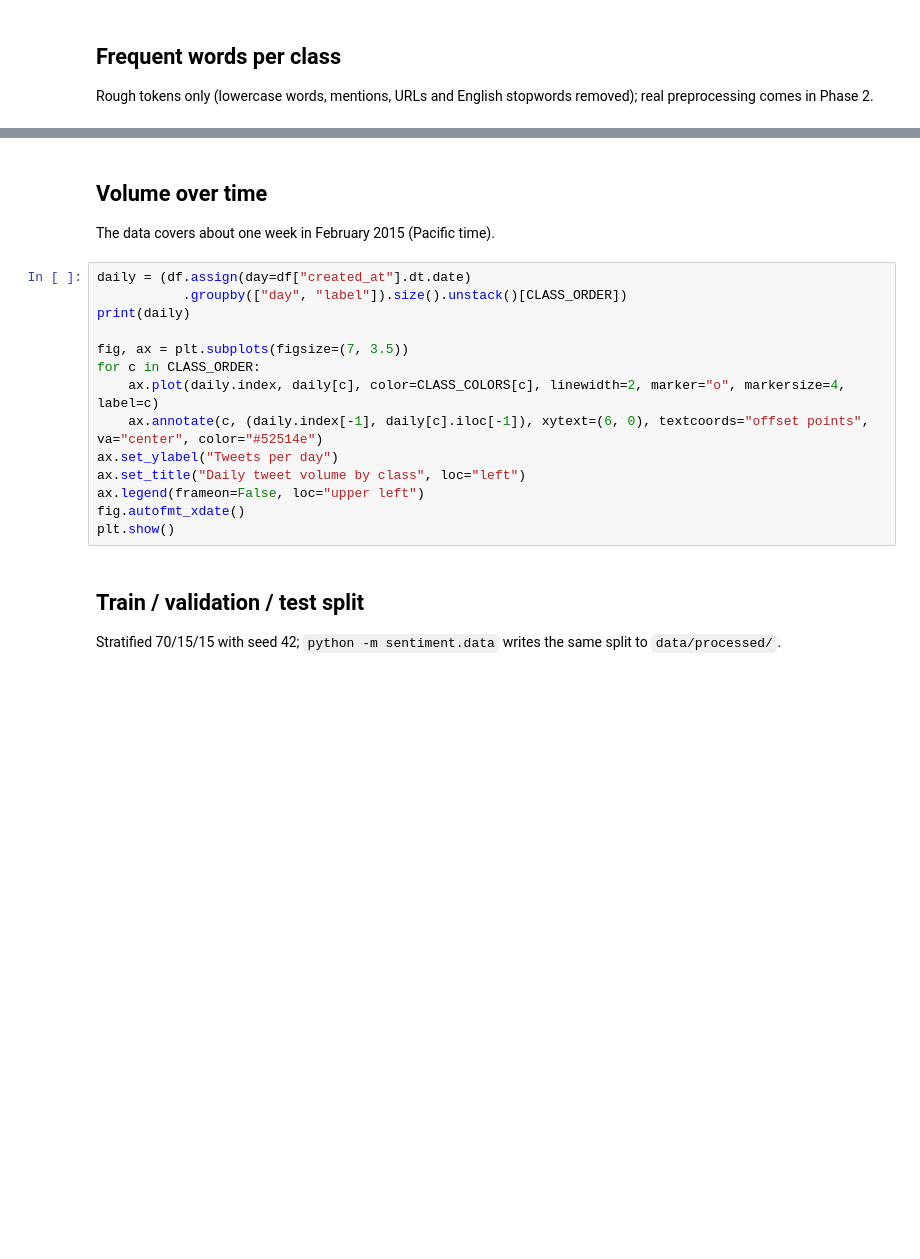
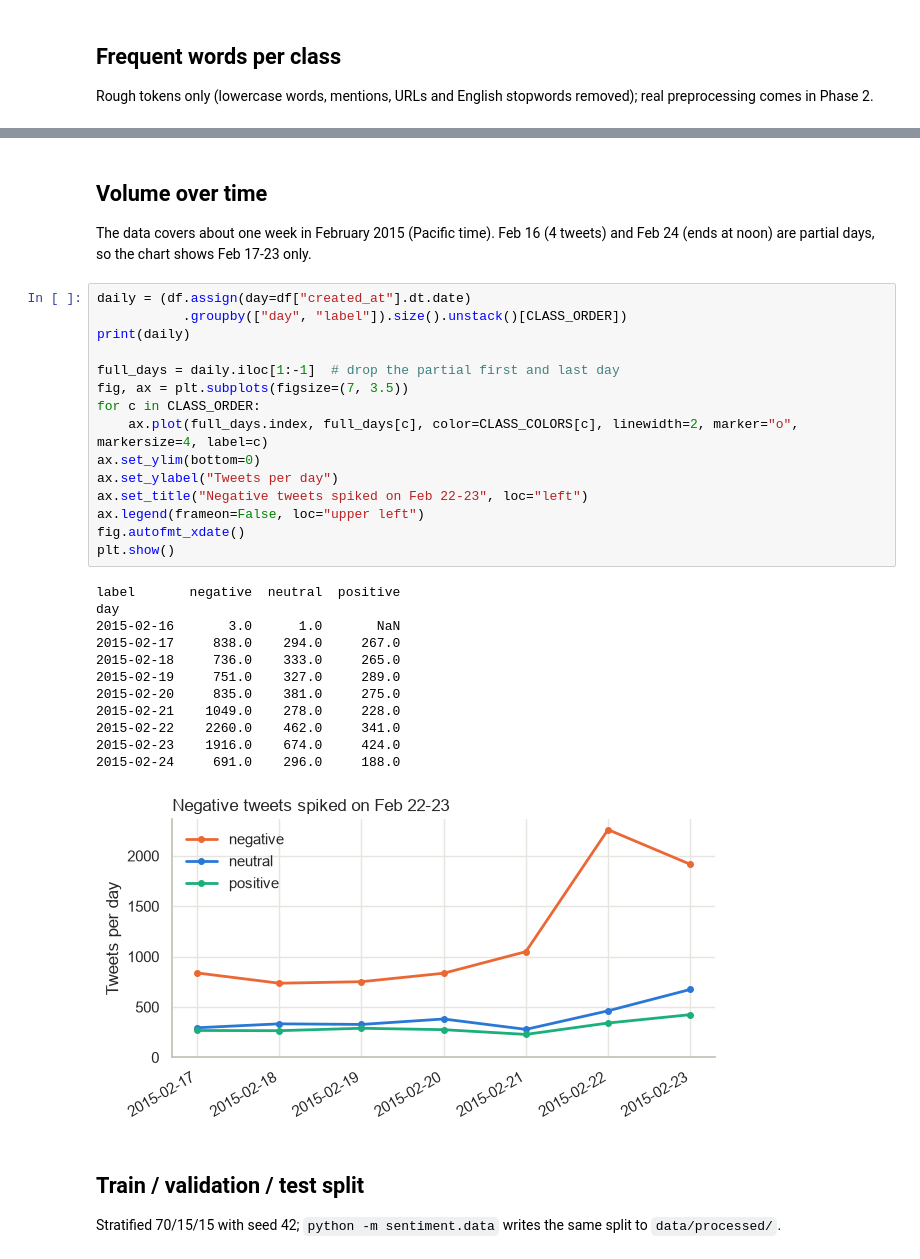
Before and after one commit to AkshayTadi123/tweet-sentiment-analyser, a Jupyter notebook: notebooks/01_eda.ipynb, the cells around one changed output, grey strips where cells are left out. Saved outputs shown, nothing was run; the diff lists cells and outputs as text; blank space fills up the shorter version.

```diff
--- a/notebooks/01_eda.ipynb
+++ b/notebooks/01_eda.ipynb
@@ -81,21 +110,35 @@ pd.DataFrame(top)[CLASS_ORDER]
 # %% [markdown]
 ## Volume over time
 
-The data covers about one week in February 2015 (Pacific time).
+The data covers about one week in February 2015 (Pacific time). Feb 16 (4 tweets) and Feb 24 (ends at noon) are partial days, so the chart shows Feb 17-23 only.
 # %%
 daily = (df.assign(day=df["created_at"].dt.date)
            .groupby(["day", "label"]).size().unstack()[CLASS_ORDER])
 print(daily)
 
+full_days = daily.iloc[1:-1]  # drop the partial first and last day
 fig, ax = plt.subplots(figsize=(7, 3.5))
 for c in CLASS_ORDER:
-    ax.plot(daily.index, daily[c], color=CLASS_COLORS[c], linewidth=2, marker="o", markersize=4, label=c)
-    ax.annotate(c, (daily.index[-1], daily[c].iloc[-1]), xytext=(6, 0), textcoords="offset points", va="center", color="#52514e")
+    ax.plot(full_days.index, full_days[c], color=CLASS_COLORS[c], linewidth=2, marker="o", markersize=4, label=c)
+ax.set_ylim(bottom=0)
 ax.set_ylabel("Tweets per day")
-ax.set_title("Daily tweet volume by class", loc="left")
+ax.set_title("Negative tweets spiked on Feb 22-23", loc="left")
 ax.legend(frameon=False, loc="upper left")
 fig.autofmt_xdate()
 plt.show()
+# %% [output]
+label       negative  neutral  positive
+day
+2015-02-16       3.0      1.0       NaN
+2015-02-17     838.0    294.0     267.0
+2015-02-18     736.0    333.0     265.0
+2015-02-19     751.0    327.0     289.0
+2015-02-20     835.0    381.0     275.0
+2015-02-21    1049.0    278.0     228.0
+2015-02-22    2260.0    462.0     341.0
+2015-02-23    1916.0    674.0     424.0
+2015-02-24     691.0    296.0     188.0
+[figure, added]
 # %% [markdown]
 ## Train / validation / test split
 
```
Also changed, not shown: parts of 5 cells of this notebook, 1 other file.
